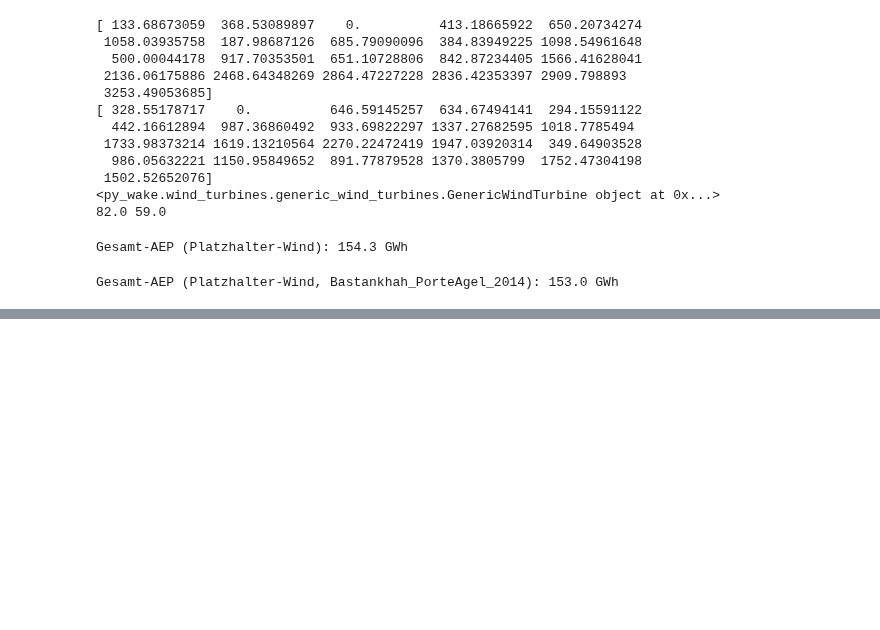
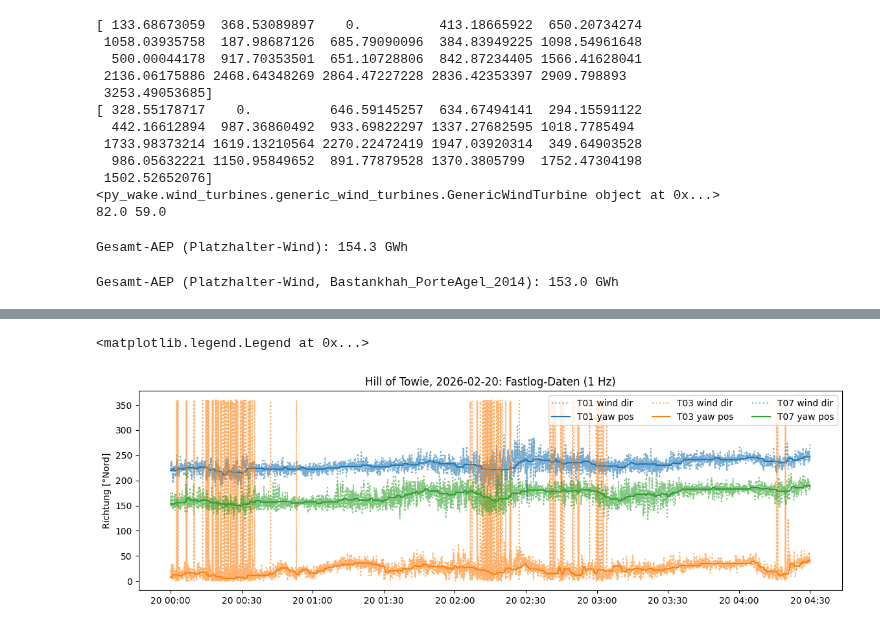
Before and after one commit to rfeusi/hill-of-towie-open-source-analysis, a Jupyter notebook: Simulation.ipynb, the cells around one changed output, grey strips where cells are left out. Saved outputs shown, nothing was run; the diff lists cells and outputs as text; code cells hidden in the pictures; blank space fills up the shorter version.

```diff
--- a/Simulation.ipynb
+++ b/Simulation.ipynb
@@ -163,0 +290,17 @@ Gesamt-AEP (Platzhalter-Wind, Bastankhah_PorteAgel_2014): 153.0 GWh
+# %%
+import pandas as pd
+import matplotlib.pyplot as plt
+from hot_open.fastlog_helpers import load_hot_fl_data
+from hot_open.settings import get_filestore_dir
+
+start = pd.Timestamp("2026-02-20 00:00", tz="UTC")
+end_excl = pd.Timestamp("2026-02-20 04:30", tz="UTC")
+
+# Fastlog Daten laden (nur T01, T03, T07) sind genauer als die SCADA-Daten (Zeitschritt kleiner)
+fl = load_hot_fl_data(
+    data_dir=get_filestore_dir(),   # Filestore-Ordner, nicht get_data_dir()!
+    wtg_numbers=[1, 3, 7],
+    start_dt=start,
+    end_dt_excl=end_excl,
+)
+fl["T01"].head()
@@ -163,0 +315,13 @@ Gesamt-AEP (Platzhalter-Wind, Bastankhah_PorteAgel_2014): 153.0 GWh
+# %%
+colors = {"T01": "tab:blue", "T03": "tab:orange", "T07": "tab:green"}
+
+fig, ax = plt.subplots(figsize=(14, 4))
+for name, c in colors.items():
+    ax.plot(fl.index, fl[(name, "AcWindDr_Value")], color=c, ls=":", alpha=0.6, label=f"{name} wind dir")
+    ax.plot(fl.index, fl[(name, "YawPos_Value")], color=c, label=f"{name} yaw pos")
+ax.set_ylabel("Richtung [°Nord]")
+ax.set_title("Hill of Towie, 2026-02-20: Fastlog-Daten (1 Hz)")
+ax.legend(ncol=3)
+# %% [output]
+<matplotlib.legend.Legend at 0x...>
+[figure, added]
```
Also changed, not shown: parts of 7 cells of this notebook.
